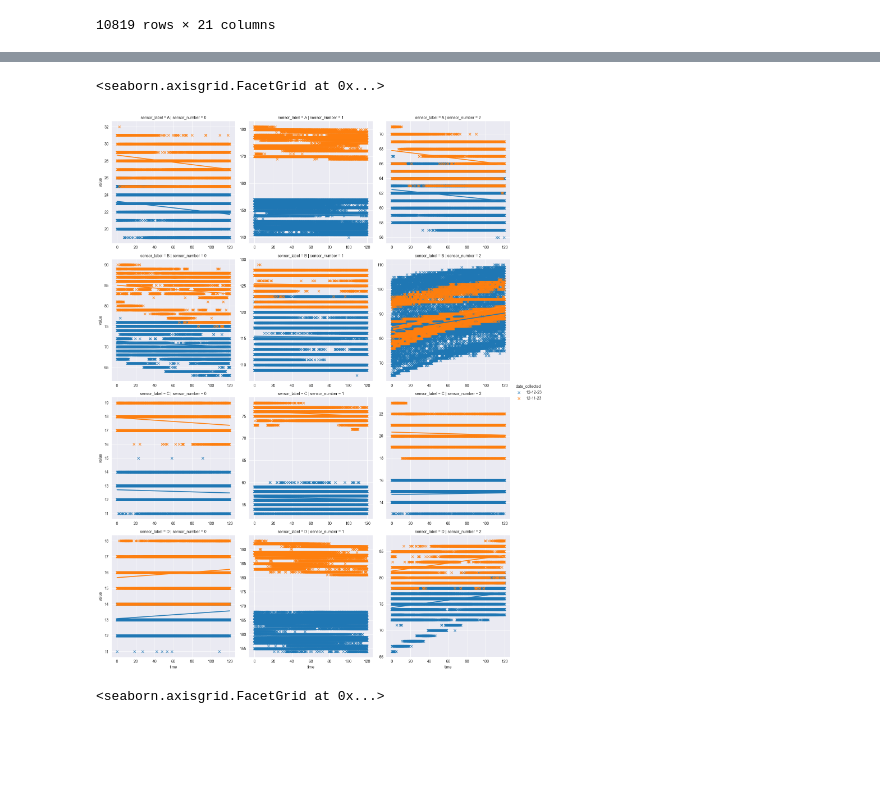
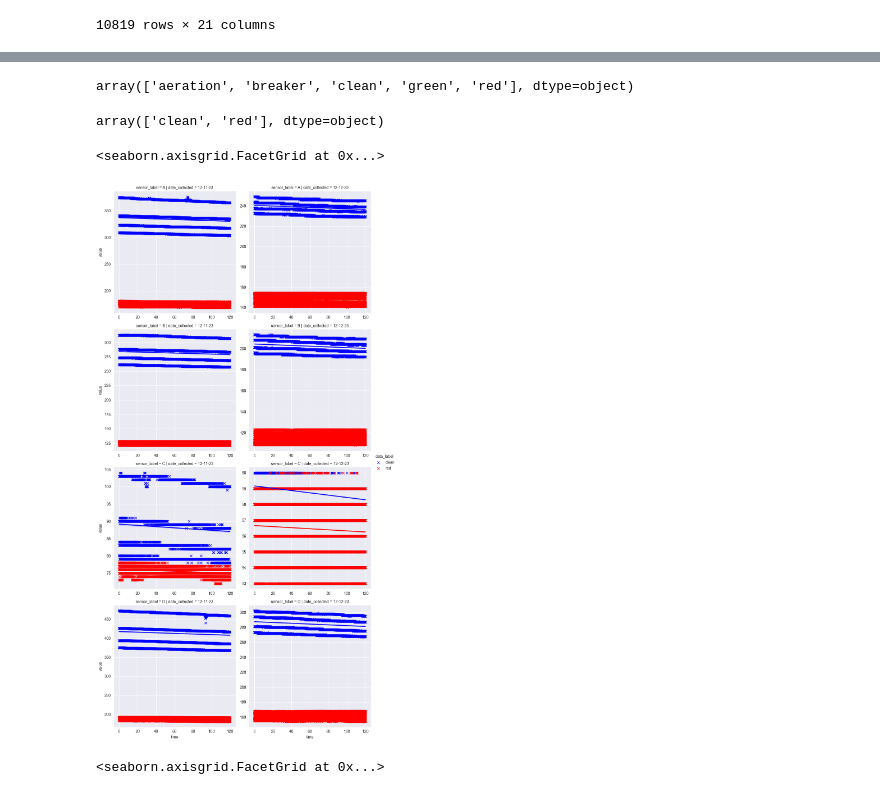
Before and after one commit to json-commits/TOM-MQ-Sensor-Data-Collection, a Jupyter notebook: graphing_data.ipynb, the cells around one changed output, grey strips where cells are left out. Cells and saved outputs as stored; diff of their text form; code cells hidden in the pictures; blank space fills up the shorter version.

```diff
--- a/graphing_data.ipynb
+++ b/graphing_data.ipynb
@@ -640,16 +601,38 @@ sns.lmplot(data=filter_df, x='time', y='value', hue='data_label', col='sensor_nu
+# %%
+import seaborn as sns
+from matplotlib import pyplot as plt
+
+m_df = pd.read_csv('master_df(12-09-23 to 12-12-23).csv', index_col=0)
+# %%
+m_df[m_df.date_collected.str.contains('12-09-23|12-11-23')].data_label.unique()
+# %% [output]
+array(['aeration', 'breaker', 'clean', 'green', 'red'], dtype=object)
+# %%
+filter_df = m_df[m_df.time < 120.00]
+filter_df = filter_df[filter_df.data_label.str.contains('red|clean')]
+filter_df = filter_df[filter_df.date_collected.str.contains('12-12-23')]
+
+filter_df.data_label.unique()
+# %% [output]
+array(['clean', 'red'], dtype=object)
 # %%
 import seaborn as sns
 from matplotlib import pyplot as plt
 
 filter_df = m_df[m_df.time < 120.00]
-filter_df = filter_df[filter_df.data_label.str.contains('red')]
+filter_df = filter_df[filter_df.data_label.str.contains('red|clean')]
+# filter_df = filter_df[filter_df.date_collected.str.contains('12-12-23')]
+filter_df = filter_df[filter_df.sensor_number == 1]
 
-colors = {'breaker': 'yellow', 'green': 'green', 'red': 'red', 'turning': 'orange', 'spoiled': 'brown'}
-sns.lmplot(data=filter_df, x='time', y='value', hue='date_collected', col='sensor_number',
+filter_df = filter_df[filter_df.date_collected.str.contains('12-12-23|12-11-23')]
+
+
+colors = {'breaker': 'yellow', 'green': 'green', 'red': 'red', 'turning': 'orange', 'spoiled': 'brown', 'clean': 'blue', 'aeration': 'purple'}
+sns.lmplot(data=filter_df, x='time', y='value', hue='data_label', col='date_collected', palette=colors,
            row='sensor_label', legend='full', markers='x', facet_kws=dict(sharex=False, sharey=False))
 # %% [output]
 <seaborn.axisgrid.FacetGrid at 0x...>
-[figure, old version]
+[figure, new version]
 # %%
 import seaborn as sns
 from matplotlib import pyplot as plt
```
Also changed, not shown: parts of 7 cells of this notebook, 26 other files.
